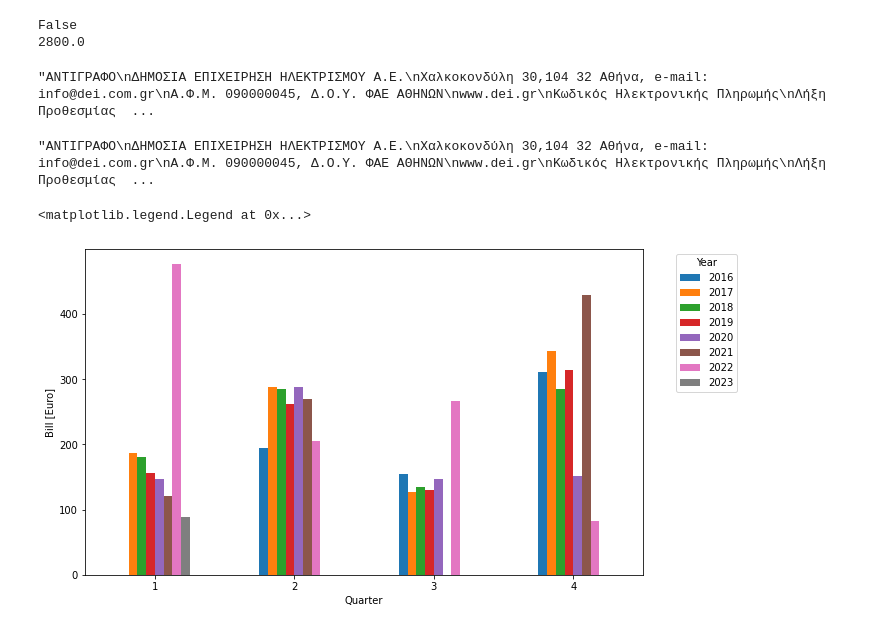
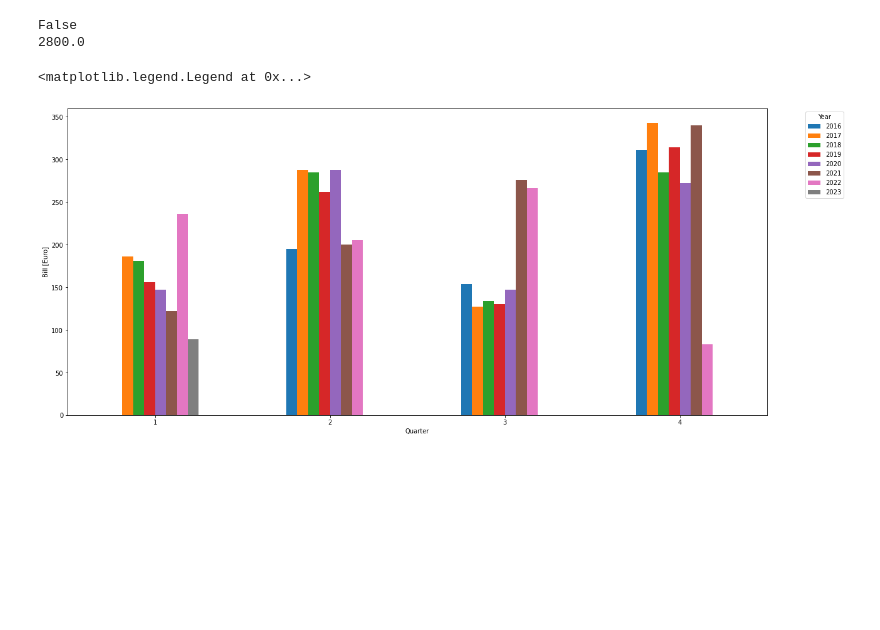
Before and after one commit to aelalex/Data-extraction-from-electric-bills, a Jupyter notebook: Energy_data.ipynb, the cells around one changed output. Cells and saved outputs as stored; diff of their text form; code cells hidden in the pictures; blank space fills up the shorter version.

```diff
--- a/Energy_data.ipynb
+++ b/Energy_data.ipynb
@@ -332,19 +314,11 @@ data = pd.DataFrame(df)
 #
 # storing into the excel file
 data.to_excel("output.xlsx")
-# %%
-pdf_text[5]
-# %% [output]
-"ΑΝΤΙΓΡΑΦΟ\nΔΗΜΟΣΙΑ ΕΠΙΧΕΙΡΗΣΗ ΗΛΕΚΤΡΙΣΜΟΥ Α.Ε.\nΧαλκοκονδύλη 30,104 32 Αθήνα, e-mail: info@dei.com.gr\nΑ.Φ.Μ. 090000045, Δ.Ο.Υ. ΦΑΕ ΑΘΗΝΩΝ\nwww.dei.gr\nΚωδικός Ηλεκτρονικής Πληρωμής\nΛήξη Προθεσμίας  ...
-# %%
-pdf_text[5]
-# %% [output]
-"ΑΝΤΙΓΡΑΦΟ\nΔΗΜΟΣΙΑ ΕΠΙΧΕΙΡΗΣΗ ΗΛΕΚΤΡΙΣΜΟΥ Α.Ε.\nΧαλκοκονδύλη 30,104 32 Αθήνα, e-mail: info@dei.com.gr\nΑ.Φ.Μ. 090000045, Δ.Ο.Υ. ΦΑΕ ΑΘΗΝΩΝ\nwww.dei.gr\nΚωδικός Ηλεκτρονικής Πληρωμής\nΛήξη Προθεσμίας  ...
 # %%
 #df.groupby(pd.to_datetime(df['Start of consumption']).dt.year).sum()
 
-df['quarter'] = pd.to_datetime(df['End']).dt.quarter
-df['year'] = pd.to_datetime(df['End']).dt.year
+df['quarter'] = pd.to_datetime(df['Date_bill']).dt.quarter
+df['year'] = pd.to_datetime(df['Date_bill']).dt.year
 #df.quarter=df.quarter.astype(str)
 #df.groupby(df['quarter']).sum()
 #type(df['quarter'])
@@ -354,26 +328,26 @@ df['year'] = pd.to_datetime(df['End']).dt.year
 # %%
 import pandas as pd
 import matplotlib.pyplot as plt
 import numpy as np
 
 # group data by year and quarter
 grouped = df.groupby(['year','quarter']).sum()
 
 # reshape data into a pivot table
-pivot = grouped.pivot_table(index='quarter', columns='year', values='Bill', aggfunc=np.sum)
+pivot = grouped.pivot_table(index='quarter', columns='year', values=['Bill','Consumption'], aggfunc=np.sum)
 
 # create the bar chart
-ax = pivot.plot(kind='bar', figsize=(10,6))
+ax = pivot.plot(kind='bar', figsize=(20,9))
 
 # set the x-axis label and tick labels
 ax.set_xlabel('Quarter')
 ax.set_xticklabels(pivot.index, rotation=0)
 
 # set the y-axis label
 ax.set_ylabel('Bill [Euro]')
 
 # set the legend
 ax.legend(title='Year', bbox_to_anchor=(1.05, 1), loc='upper left')
 # %% [output]
 <matplotlib.legend.Legend at 0x...>
-[figure, old version]
+[figure, new version]
```
Also changed, not shown: parts of 7 cells of this notebook, 3 other files.
